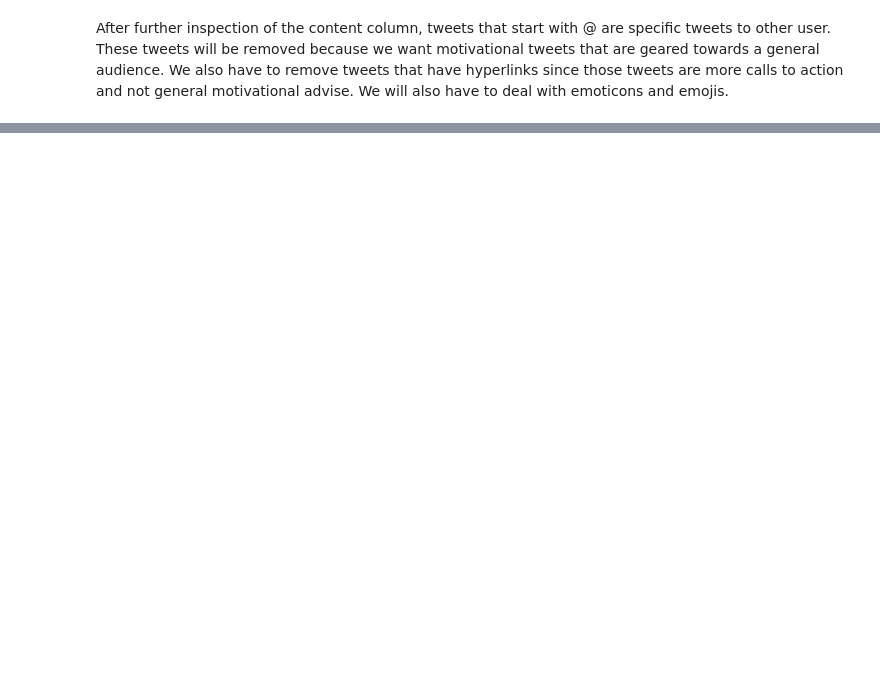
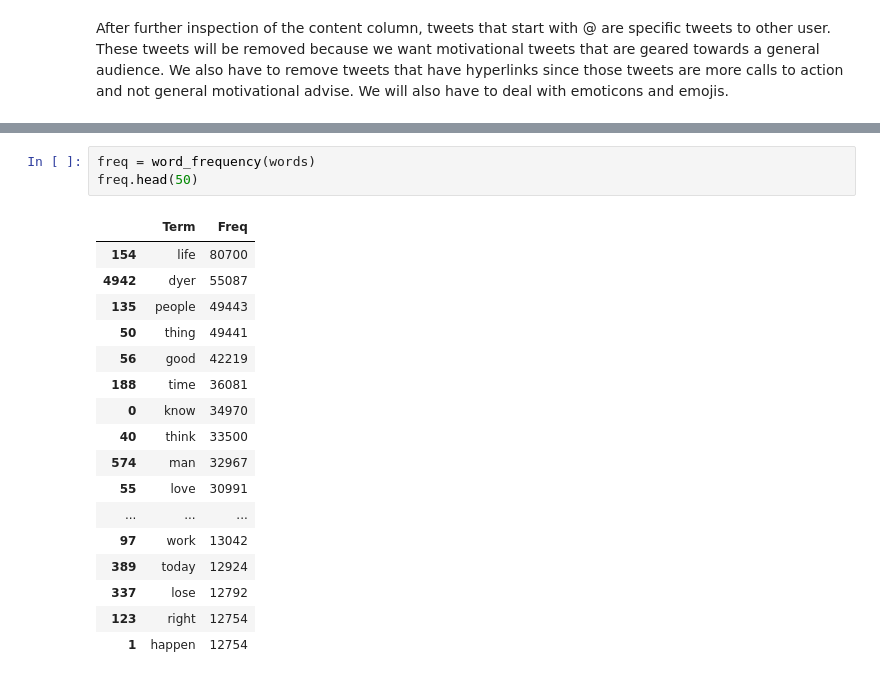
Before and after one commit to tarrantcarter/Final_Capstone, a Jupyter notebook: Modern_Motivation_Chatbot.ipynb, the cells around one changed output, grey strips where cells are left out. Drawn from its saved outputs; the diff is of its cells as text; blank space fills up the shorter version.

```diff
--- a/Modern_Motivation_Chatbot.ipynb
+++ b/Modern_Motivation_Chatbot.ipynb
@@ -479,0 +639,21 @@ tweets8.shape
+# %%
+freq = word_frequency(words)
+freq.head(50)
+# %% [output]
+|  | Term | Freq |
+| 154 | life | 80700 |
+| 4942 | dyer | 55087 |
+| 135 | people | 49443 |
+| 50 | thing | 49441 |
+| 56 | good | 42219 |
+| 188 | time | 36081 |
+| 0 | know | 34970 |
+| 40 | think | 33500 |
+| 574 | man | 32967 |
+| 55 | love | 30991 |
+| ... | ... | ... |
+| 97 | work | 13042 |
+| 389 | today | 12924 |
+| 337 | lose | 12792 |
+| 123 | right | 12754 |
+| 1 | happen | 12754 |
```
Also changed, not shown: parts of 74 cells of this notebook.
